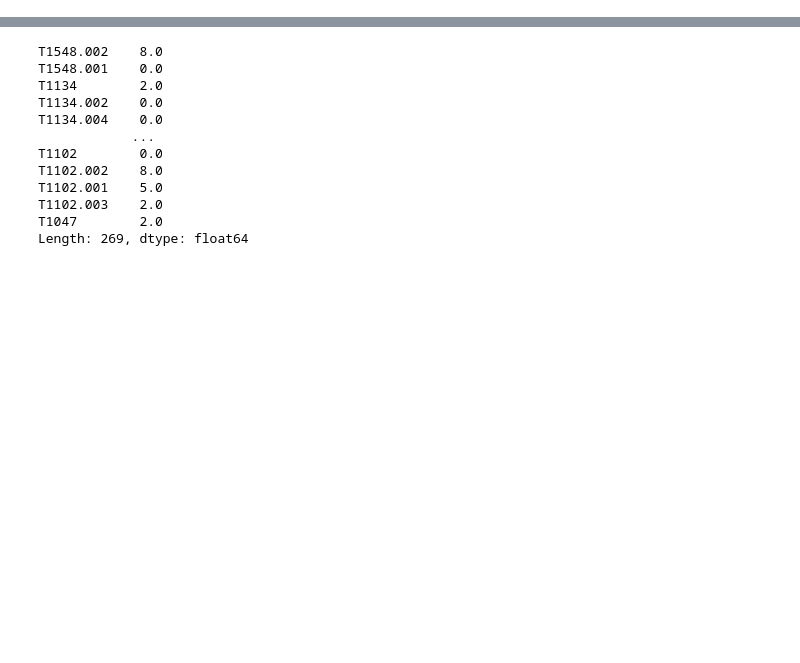
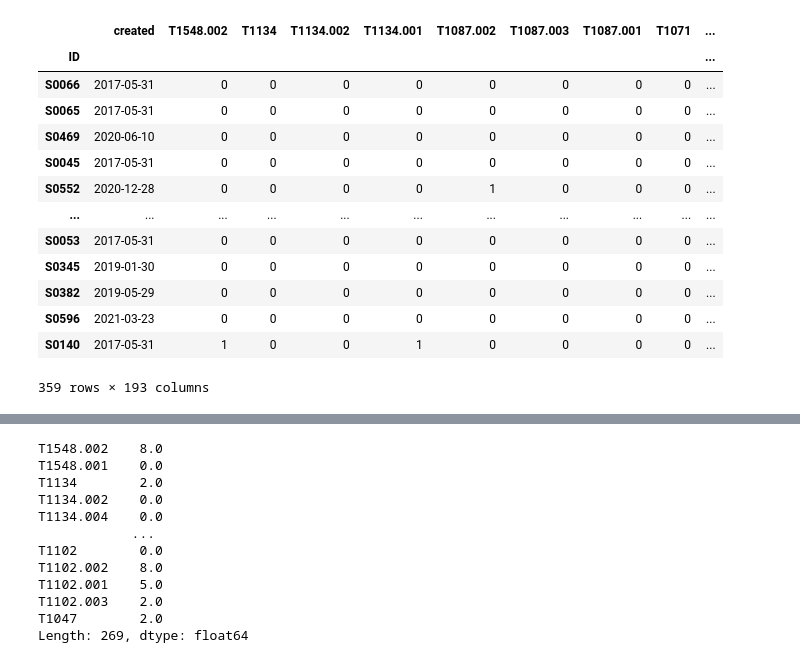
Before and after one commit to tobiasbudig/attack-hypotheses-generation, a Jupyter notebook: regression/time series regression .ipynb, the cells around one changed output, grey strips where cells are left out. Cells and saved outputs as stored; diff of their text form; code cells hidden in the pictures; blank space fills up the shorter version.

```diff
--- a/regression/time series regression .ipynb
+++ b/regression/time series regression .ipynb
@@ -28,0 +27,17 @@ Name: created, Length: 63, dtype: int64
+# %%
+X.T
+# %% [output]
+|  | created | T1548.002 | T1134 | T1134.002 | T1134.001 | T1087.002 | T1087.003 | T1087.001 | T1071 | ... |
+| ID |  |  |  |  |  |  |  |  |  | ... |
+| S0066 | 2017-05-31 | 0 | 0 | 0 | 0 | 0 | 0 | 0 | 0 | ... |
+| S0065 | 2017-05-31 | 0 | 0 | 0 | 0 | 0 | 0 | 0 | 0 | ... |
+| S0469 | 2020-06-10 | 0 | 0 | 0 | 0 | 0 | 0 | 0 | 0 | ... |
+| S0045 | 2017-05-31 | 0 | 0 | 0 | 0 | 0 | 0 | 0 | 0 | ... |
+| S0552 | 2020-12-28 | 0 | 0 | 0 | 0 | 1 | 0 | 0 | 0 | ... |
+| ... | ... | ... | ... | ... | ... | ... | ... | ... | ... | ... |
+| S0053 | 2017-05-31 | 0 | 0 | 0 | 0 | 0 | 0 | 0 | 0 | ... |
+| S0345 | 2019-01-30 | 0 | 0 | 0 | 0 | 0 | 0 | 0 | 0 | ... |
+| S0382 | 2019-05-29 | 0 | 0 | 0 | 0 | 0 | 0 | 0 | 0 | ... |
+| S0596 | 2021-03-23 | 0 | 0 | 0 | 0 | 0 | 0 | 0 | 0 | ... |
+| S0140 | 2017-05-31 | 1 | 0 | 0 | 1 | 0 | 0 | 0 | 0 | ... |
+359 rows × 193 columns
```
Also changed, not shown: parts of 19 cells of this notebook, 1 other file.
